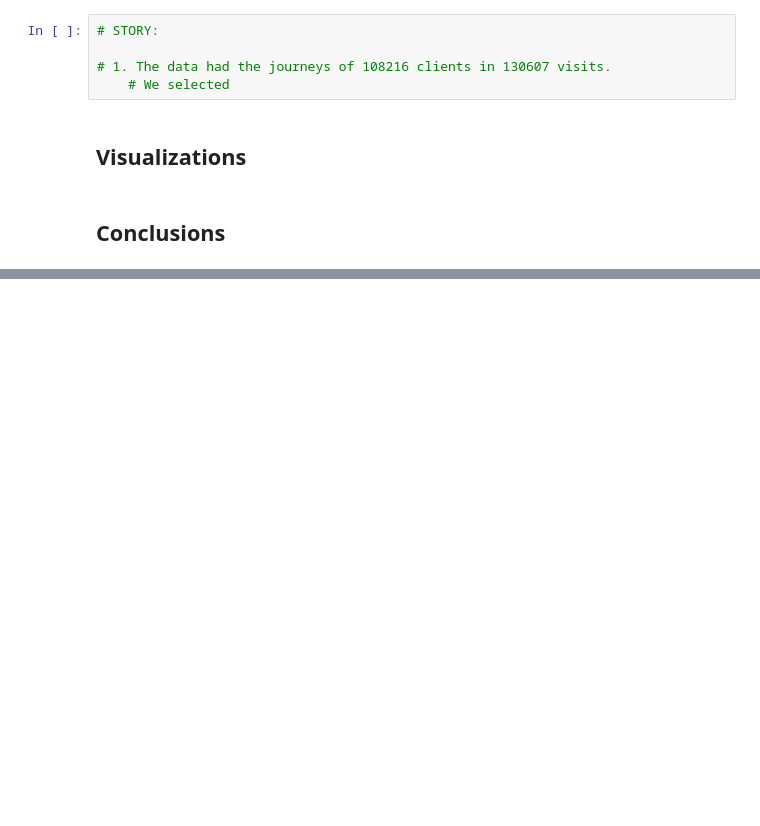
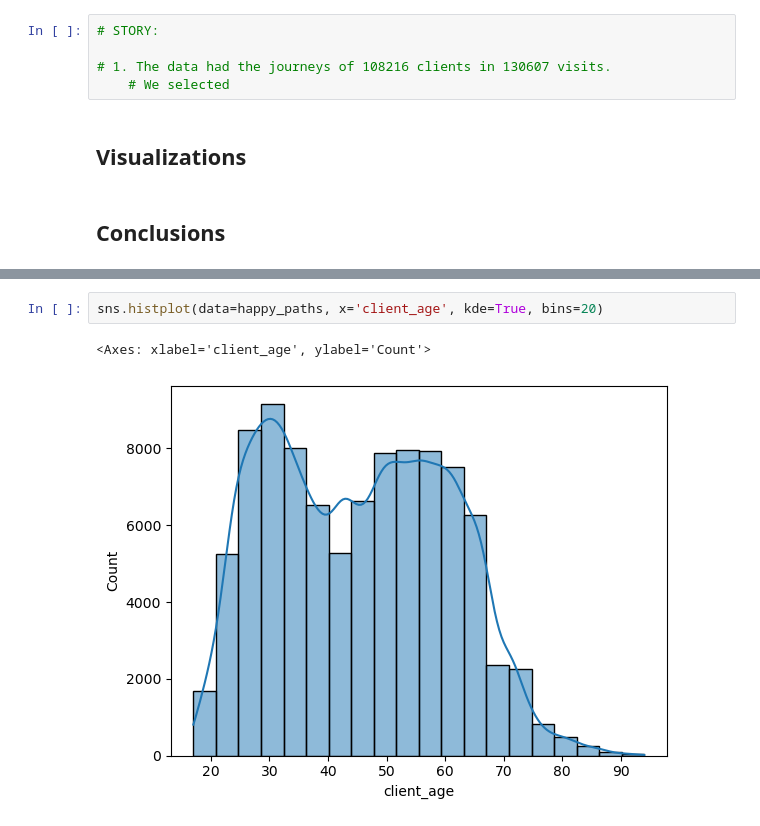
Before and after one commit to Aru-jan/vanguard-ab-test, a Jupyter notebook: main.ipynb, the cells around one changed output, grey strips where cells are left out. Drawn from its saved outputs; the diff is of its cells as text; blank space fills up the shorter version.

```diff
--- a/main.ipynb
+++ b/main.ipynb
@@ -462,0 +1197,5 @@ display(avg_total_time)
+# %%
+sns.histplot(data=happy_paths, x='client_age', kde=True, bins=20)
+# %% [output]
+<Axes: xlabel='client_age', ylabel='Count'>
+[figure, added]
```
Also changed, not shown: parts of 62 cells of this notebook.
